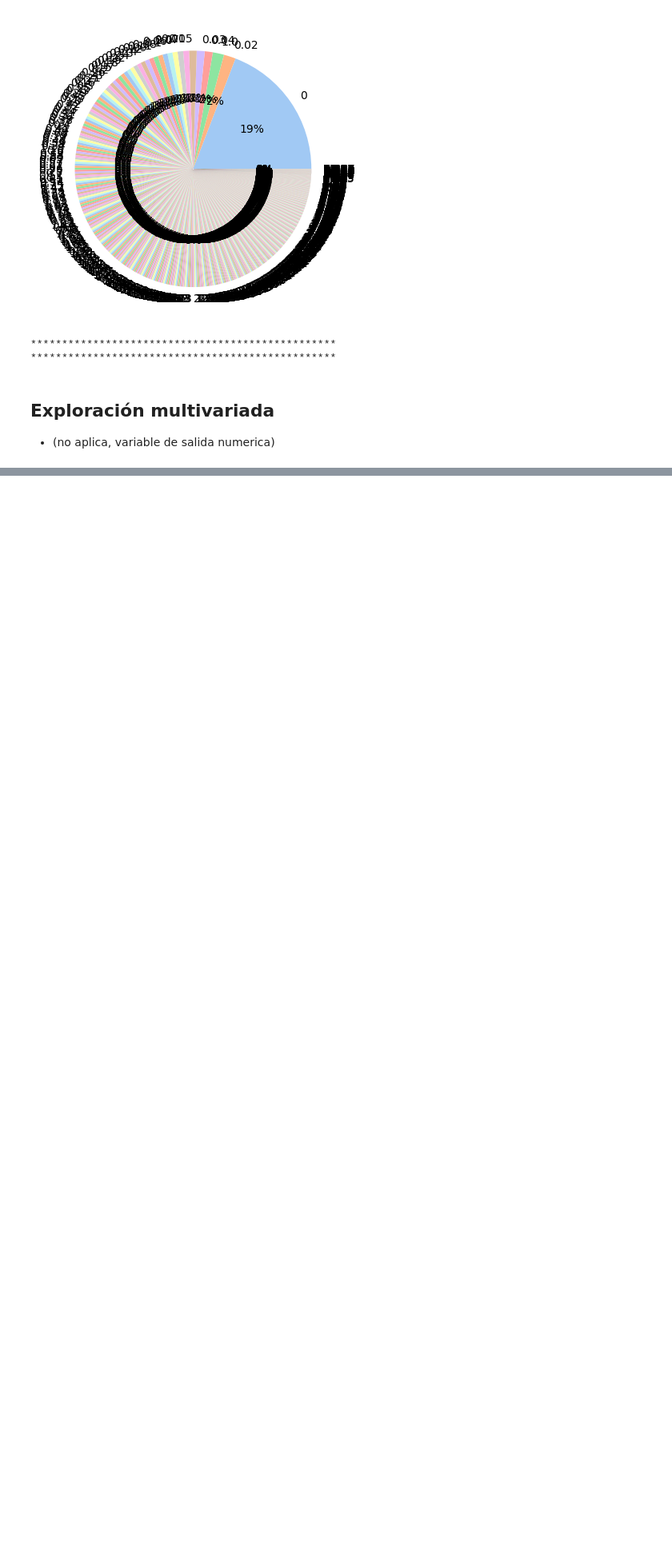
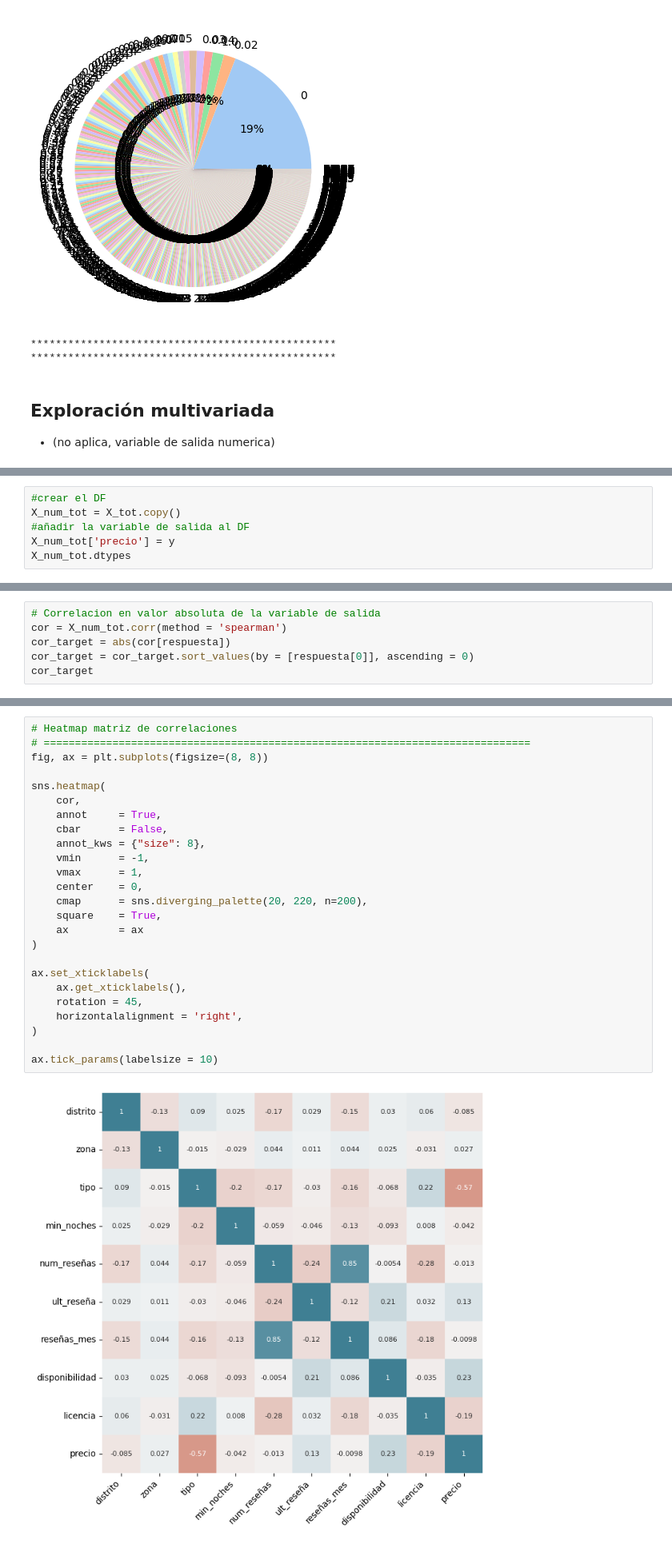
Before and after one commit to goinsurances/airbnb_madrid, a Jupyter notebook: desa_airbnb_madrid/notebook/airbnb_madrid.ipynb, the cells around one changed output, grey strips where cells are left out. Shown at 80% size. Saved outputs shown, nothing was run; the diff lists cells and outputs as text; blank space fills up the shorter version.

```diff
--- a/desa_airbnb_madrid/notebook/airbnb_madrid.ipynb
+++ b/desa_airbnb_madrid/notebook/airbnb_madrid.ipynb
@@ -928,0 +1384,6 @@ reseñas_mes
+# %%
+#crear el DF
+X_num_tot = X_tot.copy()
+#añadir la variable de salida al DF
+X_num_tot['precio'] = y
+X_num_tot.dtypes
@@ -928,0 +1402,6 @@ reseñas_mes
+# %%
+# Correlacion en valor absoluta de la variable de salida
+cor = X_num_tot.corr(method = 'spearman')
+cor_target = abs(cor[respuesta])
+cor_target = cor_target.sort_values(by = [respuesta[0]], ascending = 0)
+cor_target
@@ -928,0 +1420,27 @@ reseñas_mes
+# %%
+# Heatmap matriz de correlaciones
+# ==============================================================================
+fig, ax = plt.subplots(figsize=(8, 8))
+
+sns.heatmap(
+    cor,
+    annot     = True,
+    cbar      = False,
+    annot_kws = {"size": 8},
+    vmin      = -1,
+    vmax      = 1,
+    center    = 0,
+    cmap      = sns.diverging_palette(20, 220, n=200),
+    square    = True,
+    ax        = ax
+)
+
+ax.set_xticklabels(
+    ax.get_xticklabels(),
+    rotation = 45,
+    horizontalalignment = 'right',
+)
+
+ax.tick_params(labelsize = 10)
+# %% [output]
+[figure, added]
```
Also changed, not shown: parts of 68 cells of this notebook, 2 other files.
